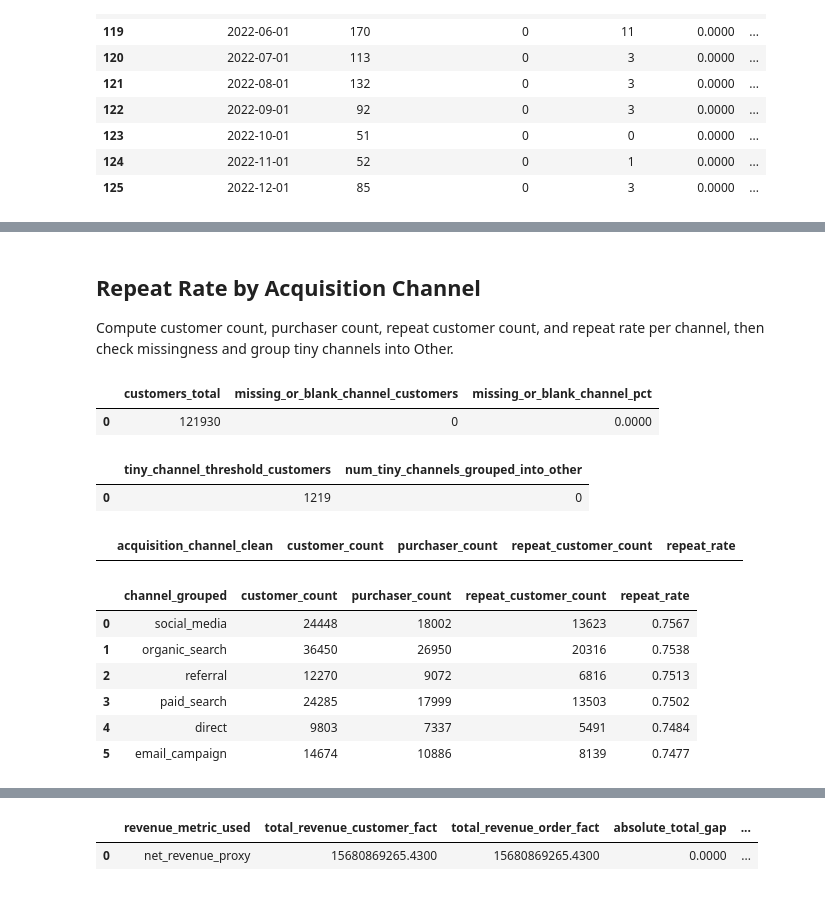
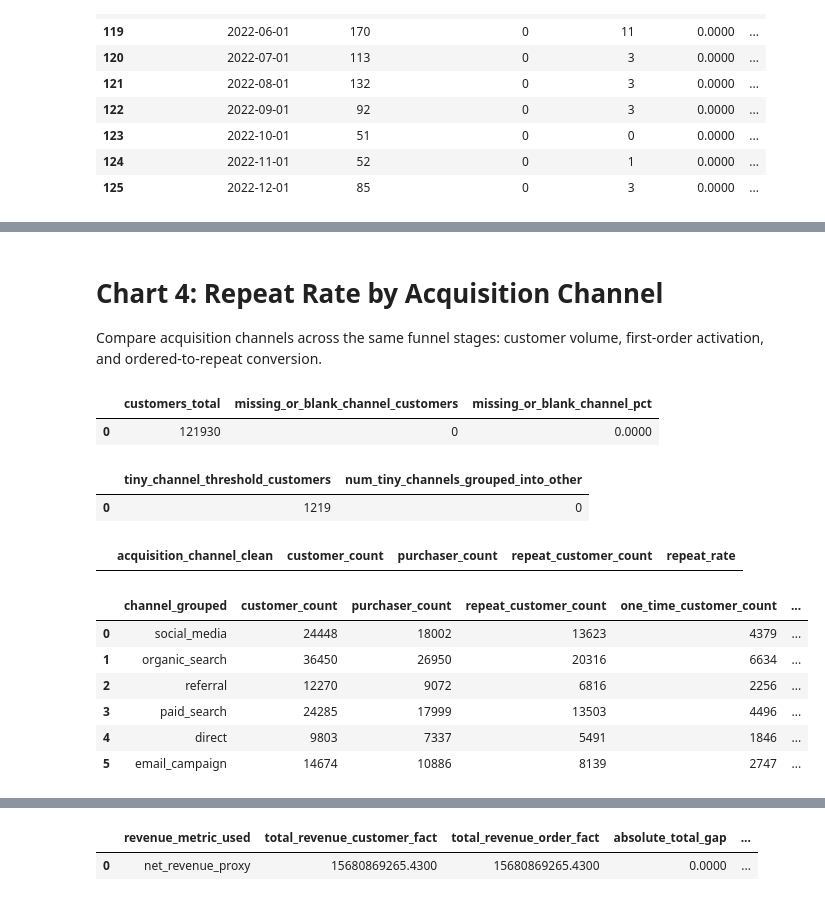
Before and after one commit to NgTHung/DATATHON-2026-r1, a Jupyter notebook: notebooks/Demand-side.ipynb, the cells around one changed output, grey strips where cells are left out. Cells and saved outputs as stored; diff of their text form; code cells hidden in the pictures.

```diff
--- a/notebooks/Demand-side.ipynb
+++ b/notebooks/Demand-side.ipynb
@@ -702,7 +766,7 @@ plt.tight_layout()
 # %% [markdown]
-## Repeat Rate by Acquisition Channel
+# Chart 4: Repeat Rate by Acquisition Channel
 
-Compute customer count, purchaser count, repeat customer count, and repeat rate per channel, then check missingness and group tiny channels into Other.
+Compare acquisition channels across the same funnel stages: customer volume, first-order activation, and ordered-to-repeat conversion.
 # %%
 channel_base = customer_fact[["customer_id", "acquisition_channel", "orders_count"]].copy()
 channel_base["orders_count"] = channel_base["orders_count"].fillna(0)
@@ -726,6 +790,17 @@ channel_stats = (
 channel_stats["repeat_rate"] = (
     channel_stats["repeat_customer_count"]
     / channel_stats["purchaser_count"].replace(0, pd.NA)
+)
+channel_stats["order_rate"] = (
+    channel_stats["purchaser_count"]
+    / channel_stats["customer_count"].replace(0, pd.NA)
+)
+channel_stats["repeat_rate_all_customers"] = (
+    channel_stats["repeat_customer_count"]
+    / channel_stats["customer_count"].replace(0, pd.NA)
+)
+channel_stats["one_time_customer_count"] = (
+    channel_stats["purchaser_count"] - channel_stats["repeat_customer_count"]
 )
 
 channel_missingness = pd.DataFrame(
@@ -762,39 +837,48 @@ channel_grouped = (
         customer_count=("customer_count", "sum"),
         purchaser_count=("purchaser_count", "sum"),
         repeat_customer_count=("repeat_customer_count", "sum"),
+        one_time_customer_count=("one_time_customer_count", "sum"),
     )
 )
 channel_grouped["repeat_rate"] = (
     channel_grouped["repeat_customer_count"]
     / channel_grouped["purchaser_count"].replace(0, pd.NA)
+)
+channel_grouped["order_rate"] = (
+    channel_grouped["purchaser_count"]
+    / channel_grouped["customer_count"].replace(0, pd.NA)
+)
+channel_grouped["repeat_rate_all_customers"] = (
+    channel_grouped["repeat_customer_count"]
+    / channel_grouped["customer_count"].replace(0, pd.NA)
 )
 channel_grouped = channel_grouped.sort_values("repeat_rate", ascending=False).reset_index(drop=True)
 
 display(channel_missingness)
 display(
     pd.DataFrame(
         [
             {
                 "tiny_channel_threshold_customers": min_customer_threshold,
                 "num_tiny_channels_grouped_into_other": int(small_channels.shape[0]),
             }
         ]
     )
 )
 display(small_channels)
 channel_grouped
 # %% [output]
 |  | customers_total | missing_or_blank_channel_customers | missing_or_blank_channel_pct |
 | 0 | 121930 | 0 | 0.0000 |
 |  | tiny_channel_threshold_customers | num_tiny_channels_grouped_into_other |
 | 0 | 1219 | 0 |
 |  | acquisition_channel_clean | customer_count | purchaser_count | repeat_customer_count | repeat_rate |
-|  | channel_grouped | customer_count | purchaser_count | repeat_customer_count | repeat_rate |
-| 0 | social_media | 24448 | 18002 | 13623 | 0.7567 |
-| 1 | organic_search | 36450 | 26950 | 20316 | 0.7538 |
-| 2 | referral | 12270 | 9072 | 6816 | 0.7513 |
-| 3 | paid_search | 24285 | 17999 | 13503 | 0.7502 |
-| 4 | direct | 9803 | 7337 | 5491 | 0.7484 |
-| 5 | email_campaign | 14674 | 10886 | 8139 | 0.7477 |
+|  | channel_grouped | customer_count | purchaser_count | repeat_customer_count | one_time_customer_count | ... |
+| 0 | social_media | 24448 | 18002 | 13623 | 4379 | ... |
+| 1 | organic_search | 36450 | 26950 | 20316 | 6634 | ... |
+| 2 | referral | 12270 | 9072 | 6816 | 2256 | ... |
+| 3 | paid_search | 24285 | 17999 | 13503 | 4496 | ... |
+| 4 | direct | 9803 | 7337 | 5491 | 1846 | ... |
+| 5 | email_campaign | 14674 | 10886 | 8139 | 2747 | ... |
 # %%
 plot_channel = channel_grouped.sort_values("repeat_rate", ascending=True).reset_index(drop=True)
```
Also changed, not shown: parts of 12 cells of this notebook.
